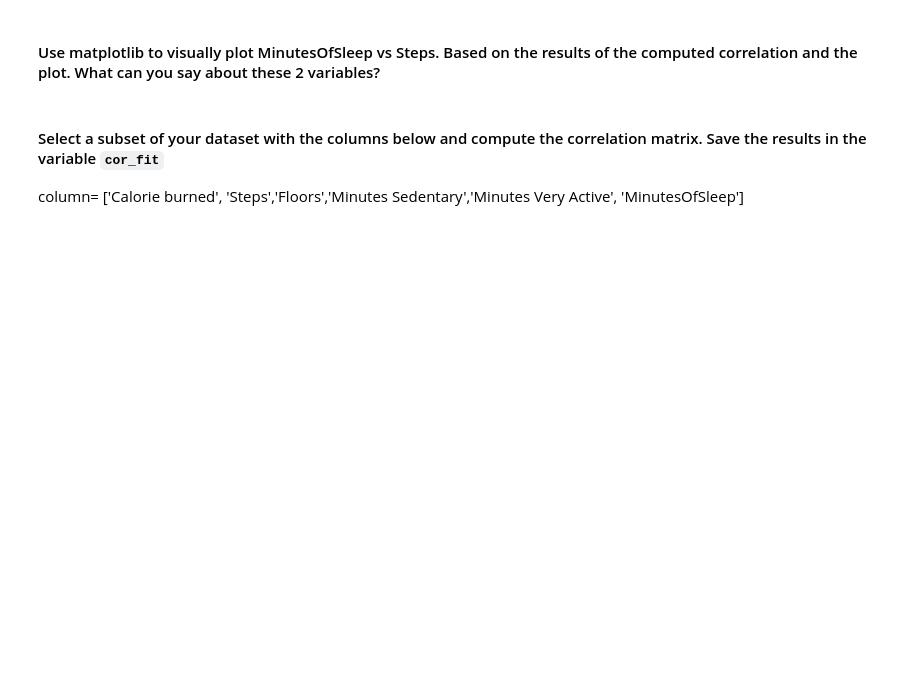
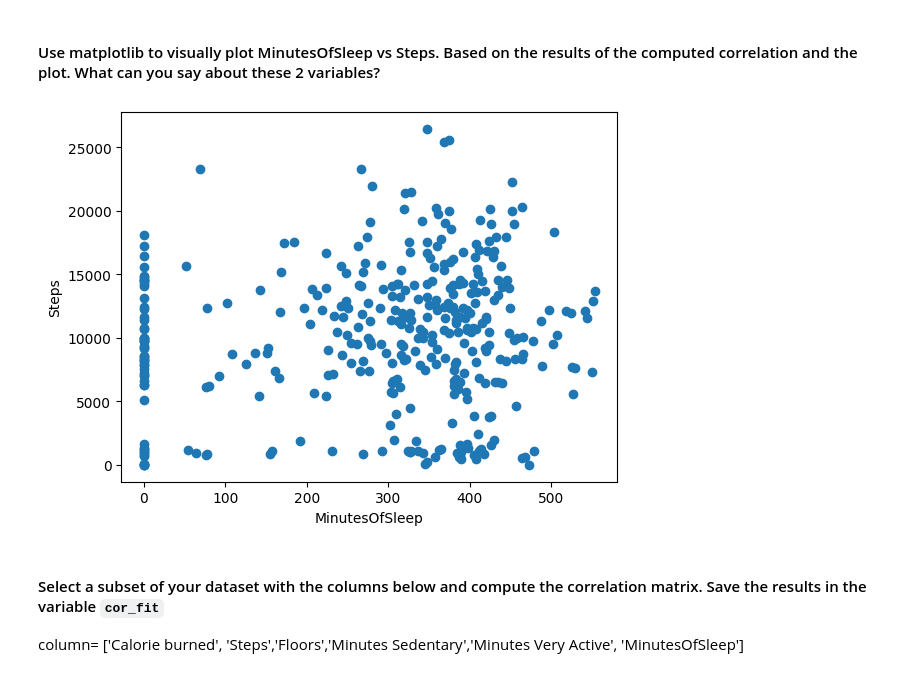
Before and after one commit to Ironhack-Data-Madrid-Octubre-2023/5.1-lab_pivot_table_and_correlation, a Jupyter notebook: your_code/main.ipynb, the cells around one changed output. Saved outputs shown, nothing was run; the diff lists cells and outputs as text; code cells hidden in the pictures; blank space fills up the shorter version.

```diff
--- a/your_code/main.ipynb
+++ b/your_code/main.ipynb
@@ -270,0 +280,8 @@ plt.show();
+# %%
+plt.scatter(x=fitbit['MinutesOfSleep'], y=fitbit['Steps'])
+plt.xlabel('MinutesOfSleep')
+plt.ylabel('Steps')
+
+plt.show();
+# %% [output]
+[figure, added]
```
Also changed, not shown: parts of 17 cells of this notebook.
